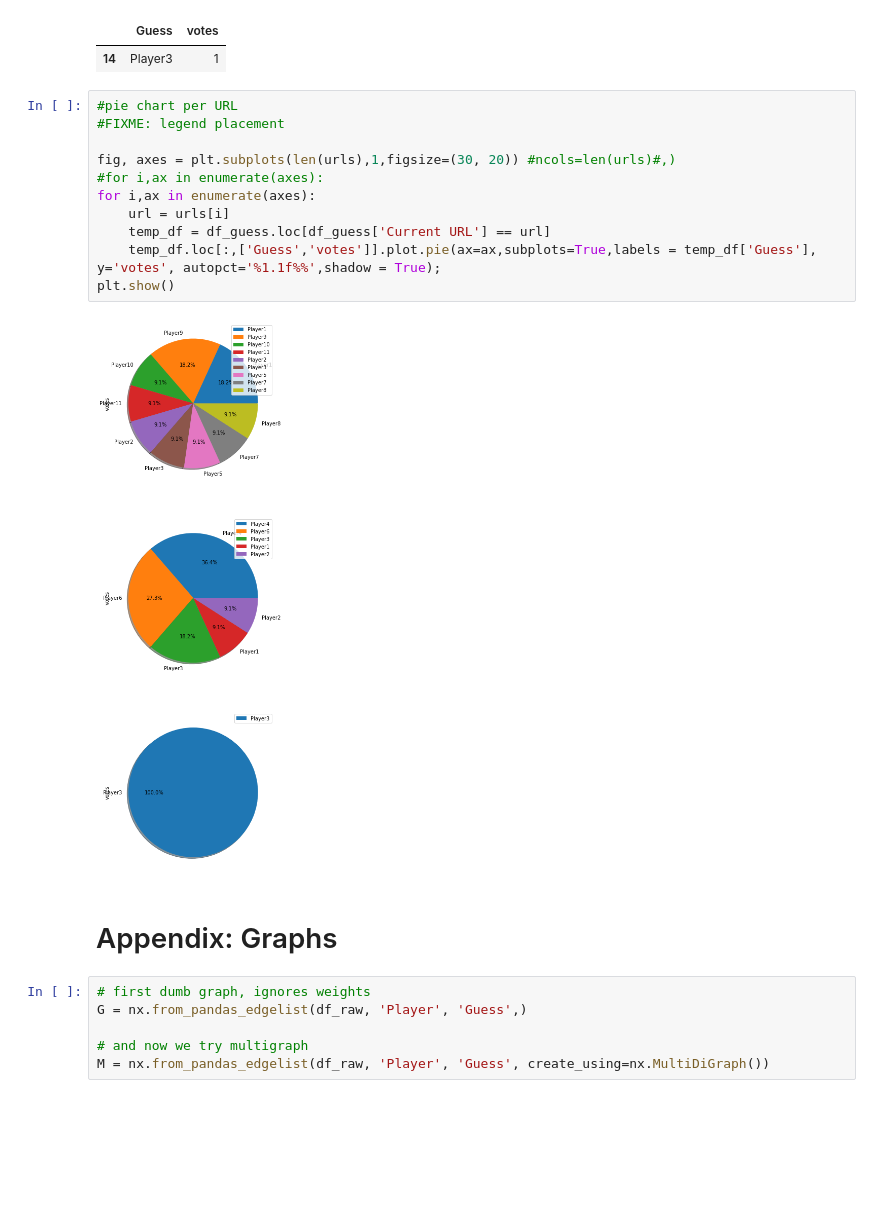
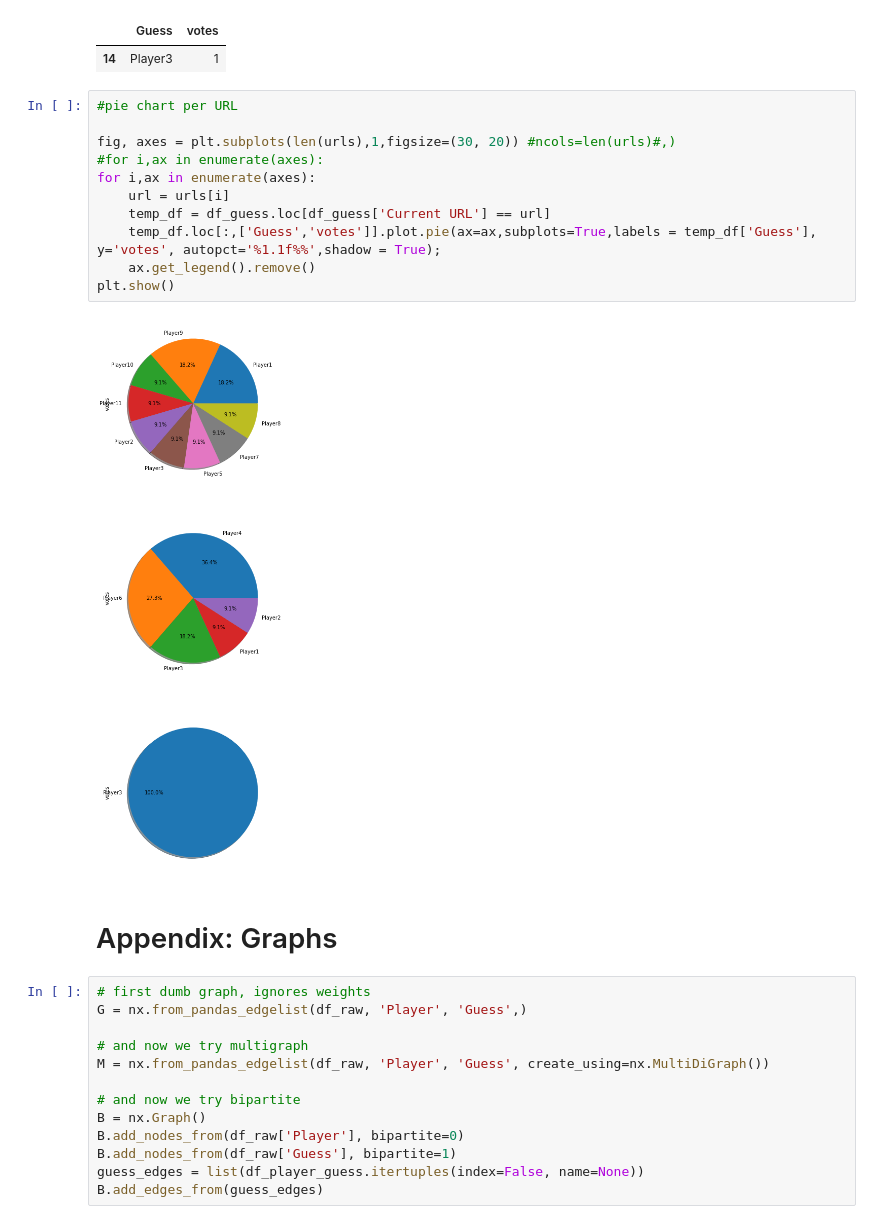
Before and after one commit to NLeSC/balconaz, a Jupyter notebook: notebooks/analysis.ipynb, the cells around one changed output. Cells and saved outputs as stored; diff of their text form; blank space fills up the shorter version.

```diff
--- a/notebooks/analysis.ipynb
+++ b/notebooks/analysis.ipynb
@@ -105,17 +115,17 @@ df.loc[:,['Guess','votes']]
 | 14 | Player3 | 1 |
 # %%
 #pie chart per URL
-#FIXME: legend placement
 
 fig, axes = plt.subplots(len(urls),1,figsize=(30, 20)) #ncols=len(urls)#,)
 #for i,ax in enumerate(axes):
 for i,ax in enumerate(axes):
     url = urls[i]
     temp_df = df_guess.loc[df_guess['Current URL'] == url]
     temp_df.loc[:,['Guess','votes']].plot.pie(ax=ax,subplots=True,labels = temp_df['Guess'], y='votes', autopct='%1.1f%%',shadow = True);
+    ax.get_legend().remove()
 plt.show()
 # %% [output]
-[figure, old version]
+[figure, new version]
 # %% [markdown]
 # Appendix: Graphs
 # %%
@@ -124,3 +134,10 @@ G = nx.from_pandas_edgelist(df_raw, 'Player', 'Guess',)
 
 # and now we try multigraph
 M = nx.from_pandas_edgelist(df_raw, 'Player', 'Guess', create_using=nx.MultiDiGraph())
+
+# and now we try bipartite
+B = nx.Graph()
+B.add_nodes_from(df_raw['Player'], bipartite=0)
+B.add_nodes_from(df_raw['Guess'], bipartite=1)
+guess_edges = list(df_player_guess.itertuples(index=False, name=None))
+B.add_edges_from(guess_edges)
```
Also changed, not shown: parts of 7 cells of this notebook.
